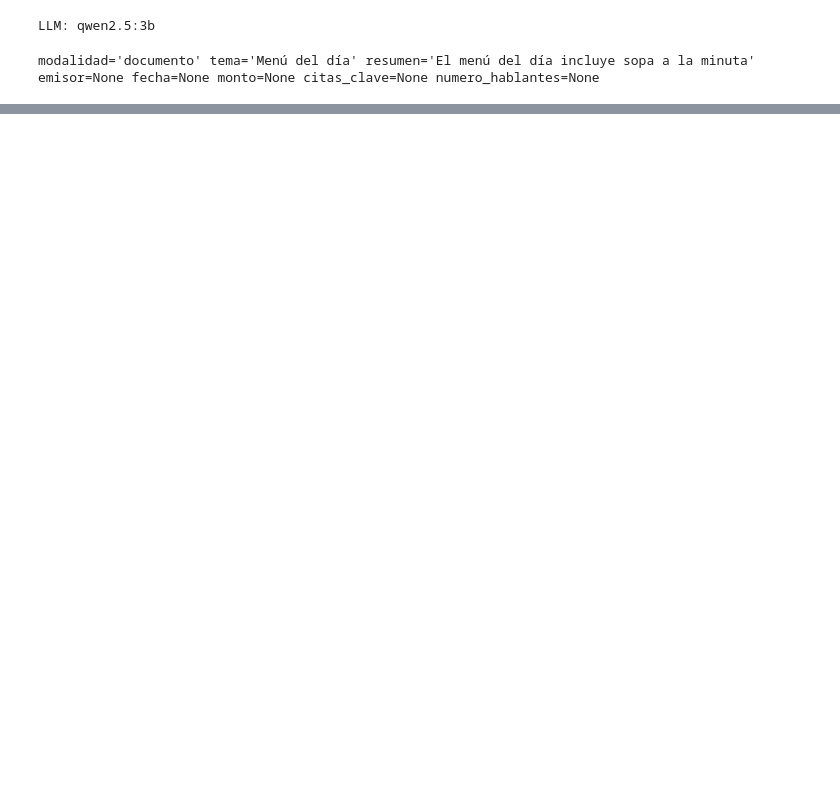
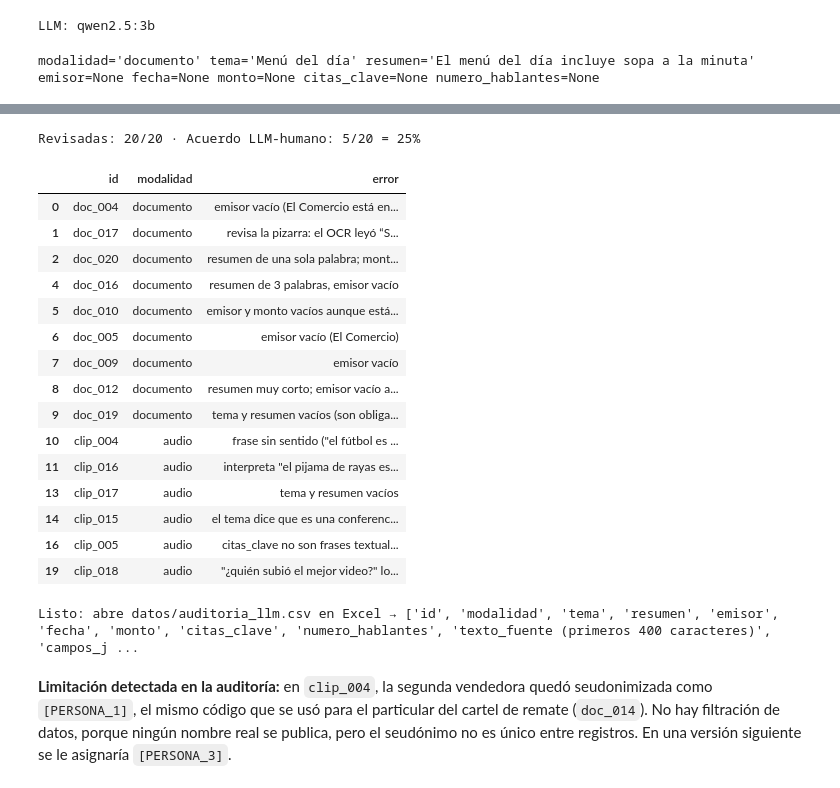
Before and after one commit to ValMur123/python_intermedio, a Jupyter notebook: tarea_2/02_evaluacion.ipynb, the cells around one changed output, grey strips where cells are left out. Drawn from its saved outputs; the diff is of its cells as text; code cells hidden in the pictures; blank space fills up the shorter version.

Commit message:
#5 Auditoría humana

```diff
--- a/tarea_2/02_evaluacion.ipynb
+++ b/tarea_2/02_evaluacion.ipynb
@@ -423,0 +430,44 @@ extraccion_llm.csv: 49 de 49 registros
+# %%
+from pathlib import Path
+import pandas as pd
+DATOS = Path.cwd() / "datos"
+auditoria = pd.read_csv(DATOS / "auditoria_llm.csv", dtype=str, sep=None, engine="python", encoding="utf-8-sig").fillna("")
+revisadas = auditoria[auditoria.correcto.str.strip() != ""]
+correctas = revisadas.correcto.str.strip().str.lower().isin({"si", "sí", "1", "x"}).sum()
+print(f"Revisadas: {len(revisadas)}/20 · Acuerdo LLM-humano: {correctas}/20 = {correctas / 20:.0%}")
+display(revisadas[~revisadas.correcto.str.strip().str.lower().isin({"si", "sí", "1", "x"})][["id", "modalidad", "error"]])
+# %% [output]
+Revisadas: 20/20 · Acuerdo LLM-humano: 5/20 = 25%
+|  | id | modalidad | error |
+| 0 | doc_004 | documento | emisor vacío (El Comercio está en... |
+| 1 | doc_017 | documento | revisa la pizarra: el OCR leyó “S... |
+| 2 | doc_020 | documento | resumen de una sola palabra; mont... |
+| 4 | doc_016 | documento | resumen de 3 palabras, emisor vacío |
+| 5 | doc_010 | documento | emisor y monto vacíos aunque está... |
+| 6 | doc_005 | documento | emisor vacío (El Comercio) |
+| 7 | doc_009 | documento | emisor vacío |
+| 8 | doc_012 | documento | resumen muy corto; emisor vacío a... |
+| 9 | doc_019 | documento | tema y resumen vacíos (son obliga... |
+| 10 | clip_004 | audio | frase sin sentido ("el fútbol es ... |
+| 11 | clip_016 | audio | interpreta "el pijama de rayas es... |
+| 13 | clip_017 | audio | tema y resumen vacíos |
+| 14 | clip_015 | audio | el tema dice que es una conferenc... |
+| 16 | clip_005 | audio | citas_clave no son frases textual... |
+| 19 | clip_018 | audio | "¿quién subió el mejor video?" lo... |
+# %%
+# Archivo de auditoría legible en Excel (español): un campo por columna, separador ";"
+aud = pd.read_csv(DATOS / "auditoria_llm.csv", dtype=str, sep=None, engine="python", encoding="utf-8-sig").fillna("")
+textos = pd.concat([documentos.set_index("id")["texto_ocr"], transcripciones.set_index("id")["texto_asr"]])
+campos = aud["campos_json"].map(json.loads).apply(pd.Series)
+for c in ["citas_clave"]:
+    if c in campos:
+        campos[c] = campos[c].map(lambda v: " | ".join(v) if isinstance(v, list) else v)
+legible = pd.concat([aud[["id", "modalidad"]], campos.drop(columns=["modalidad"], errors="ignore"),
+                     aud["id"].map(textos).str[:400].rename("texto_fuente (primeros 400 caracteres)"),
+                     aud[["campos_json", "correcto", "error"]]], axis=1)
+legible.to_csv(DATOS / "auditoria_llm.csv", index=False, sep=";", encoding="utf-8-sig")
+print("Listo: abre datos/auditoria_llm.csv en Excel →", list(legible.columns))
+# %% [output]
+Listo: abre datos/auditoria_llm.csv en Excel → ['id', 'modalidad', 'tema', 'resumen', 'emisor', 'fecha', 'monto', 'citas_clave', 'numero_hablantes', 'texto_fuente (primeros 400 caracteres)', 'campos_j ...
+# %% [markdown]
+**Limitación detectada en la auditoría:** en `clip_004`, la segunda vendedora quedó seudonimizada como `[PERSONA_1]`, el mismo código que se usó para el particular del cartel de remate (`doc_014`). No hay filtración de datos, porque ningún nombre real se publica, pero el seudónimo no es único entre registros. En una versión siguiente se le asignaría `[PERSONA_3]`.
```
Also changed, not shown: parts of 7 cells of this notebook, 1 other file.
